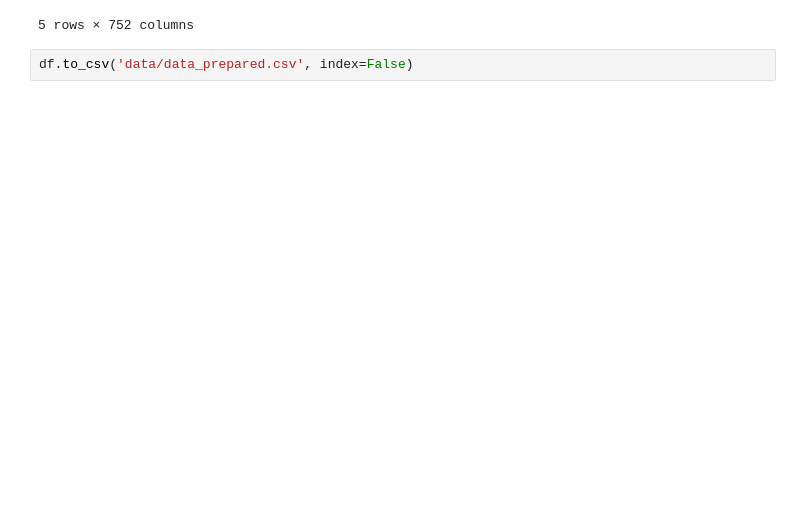
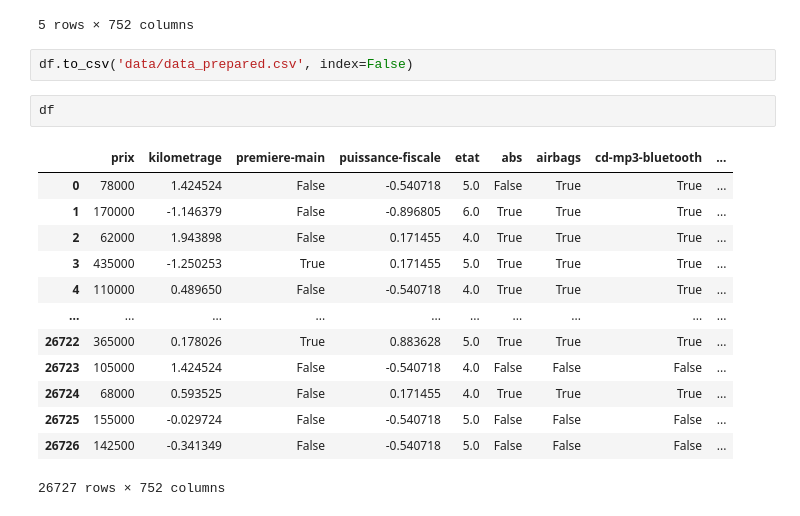
Before and after one commit to abdelhaqelamraoui/ml_mini_project, a Jupyter notebook: preparing_data.ipynb, the cells around one changed output. Saved outputs shown, nothing was run; the diff lists cells and outputs as text; blank space fills up the shorter version.

```diff
--- a/preparing_data.ipynb
+++ b/preparing_data.ipynb
@@ -105,3 +95,19 @@ df.head()
 5 rows × 752 columns
 # %%
 df.to_csv('data/data_prepared.csv', index=False)
+# %%
+df
+# %% [output]
+|  | prix | kilometrage | premiere-main | puissance-fiscale | etat | abs | airbags | cd-mp3-bluetooth | ... |
+| 0 | 78000 | 1.424524 | False | -0.540718 | 5.0 | False | True | True | ... |
+| 1 | 170000 | -1.146379 | False | -0.896805 | 6.0 | True | True | True | ... |
+| 2 | 62000 | 1.943898 | False | 0.171455 | 4.0 | True | True | True | ... |
+| 3 | 435000 | -1.250253 | True | 0.171455 | 5.0 | True | True | True | ... |
+| 4 | 110000 | 0.489650 | False | -0.540718 | 4.0 | True | True | True | ... |
+| ... | ... | ... | ... | ... | ... | ... | ... | ... | ... |
+| 26722 | 365000 | 0.178026 | True | 0.883628 | 5.0 | True | True | True | ... |
+| 26723 | 105000 | 1.424524 | False | -0.540718 | 4.0 | False | False | False | ... |
+| 26724 | 68000 | 0.593525 | False | 0.171455 | 4.0 | True | True | True | ... |
+| 26725 | 155000 | -0.029724 | False | -0.540718 | 5.0 | False | False | False | ... |
+| 26726 | 142500 | -0.341349 | False | -0.540718 | 5.0 | False | False | False | ... |
+26727 rows × 752 columns
```
Also changed, not shown: parts of 5 cells of this notebook, 6 other files.
